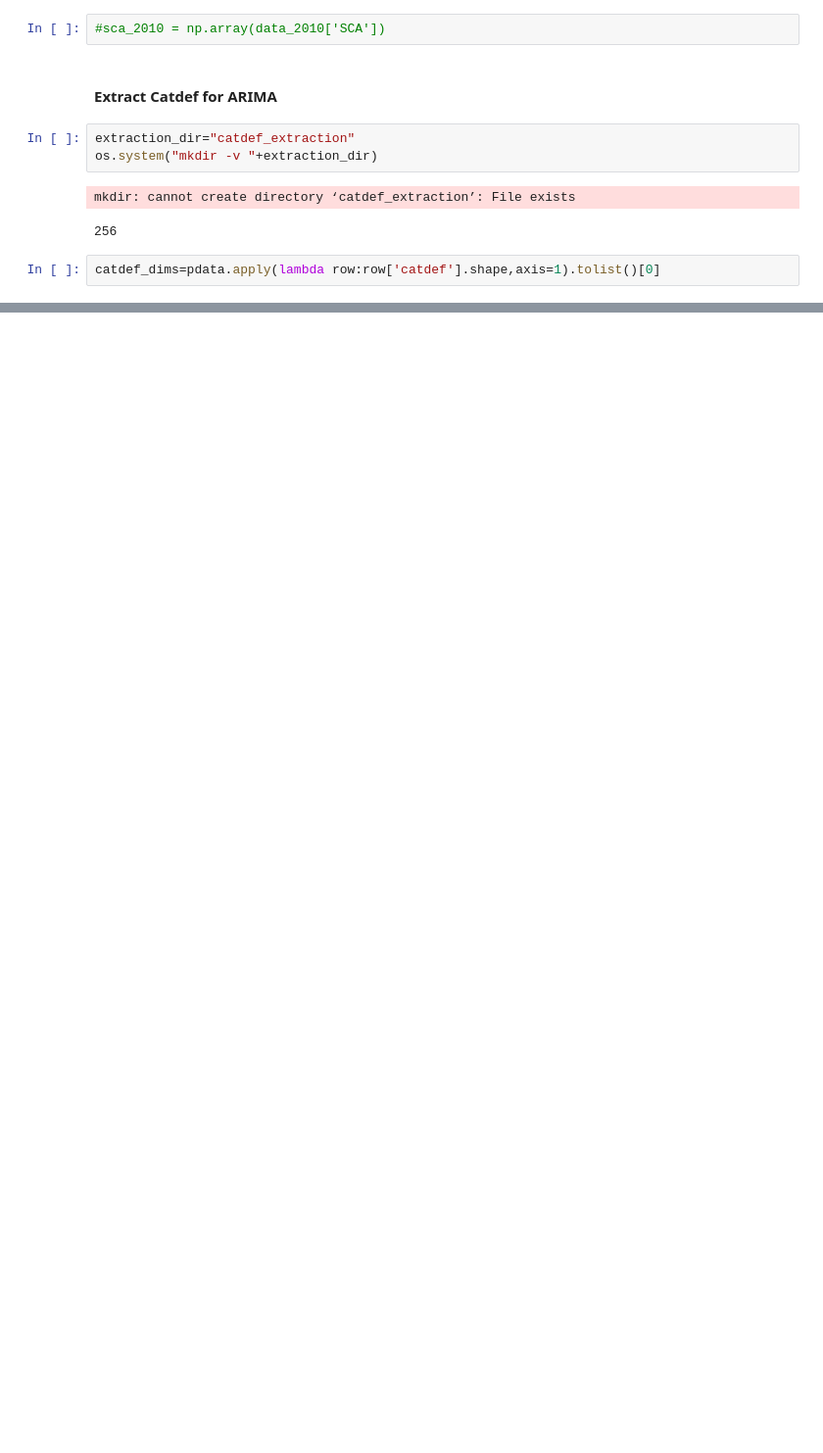
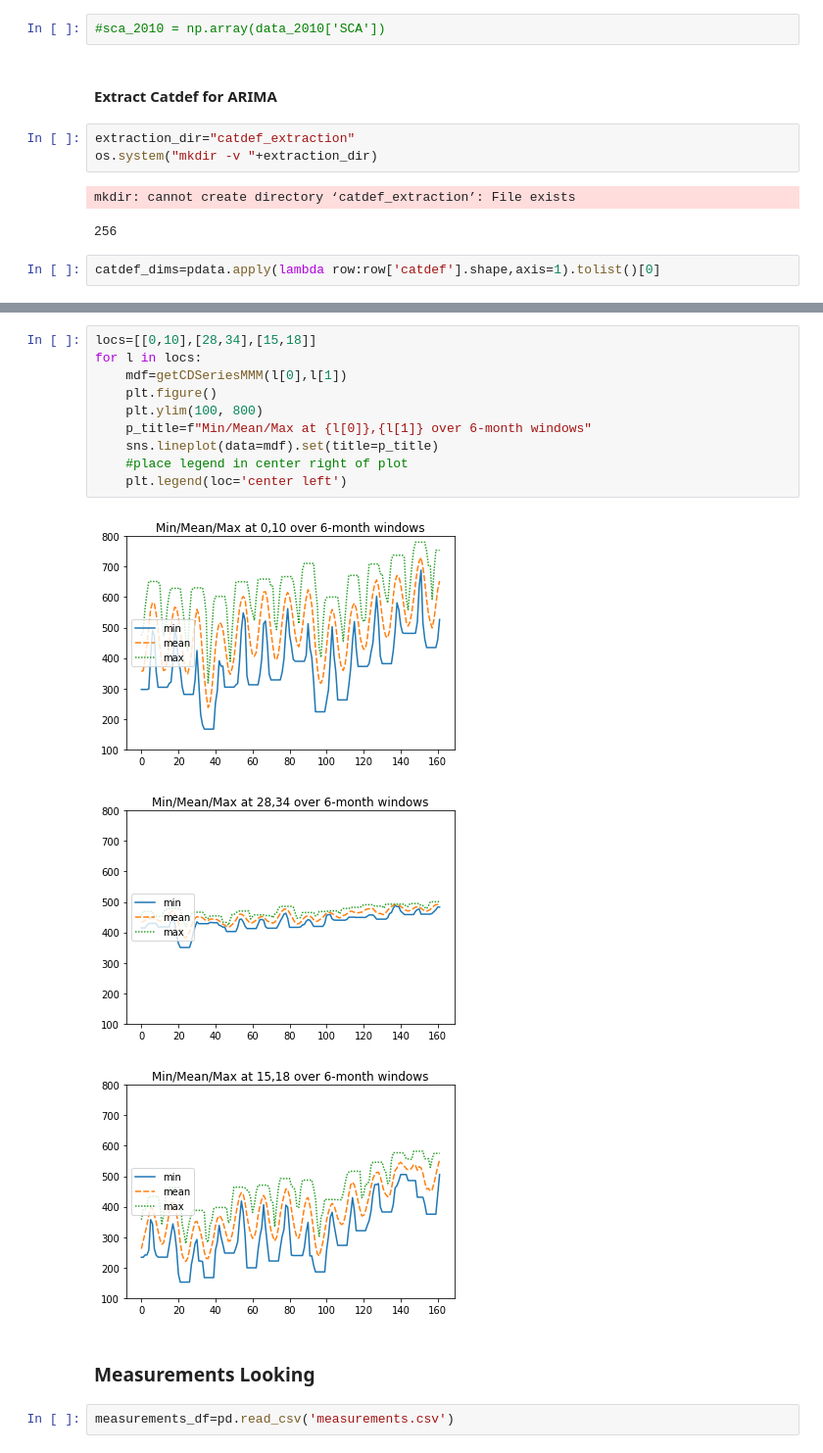
Before and after one commit to eddie-a-salinas/CA-Hydrology-W210-SP2022, a Jupyter notebook: pickle_explore.ipynb, the cells around one changed output, grey strips where cells are left out. Shown at 98% size. Cells and saved outputs as stored; diff of their text form; blank space fills up the shorter version.

Commit message:
measurements work and some MMM work with ARIMA

```diff
--- a/pickle_explore.ipynb
+++ b/pickle_explore.ipynb
@@ -414,0 +470,18 @@ for row_idx in range(catdef_dims[0]):
+# %%
+locs=[[0,10],[28,34],[15,18]]
+for l in locs:
+    mdf=getCDSeriesMMM(l[0],l[1])
+    plt.figure()
+    plt.ylim(100, 800)
+    p_title=f"Min/Mean/Max at {l[0]},{l[1]} over 6-month windows"
+    sns.lineplot(data=mdf).set(title=p_title)
+    #place legend in center right of plot
+    plt.legend(loc='center left')
+# %% [output]
+[figure, added]
+[figure, added]
+[figure, added]
+# %% [markdown]
+### Measurements Looking
+# %%
+measurements_df=pd.read_csv('measurements.csv')
```
Also changed, not shown: parts of 19 cells of this notebook.
